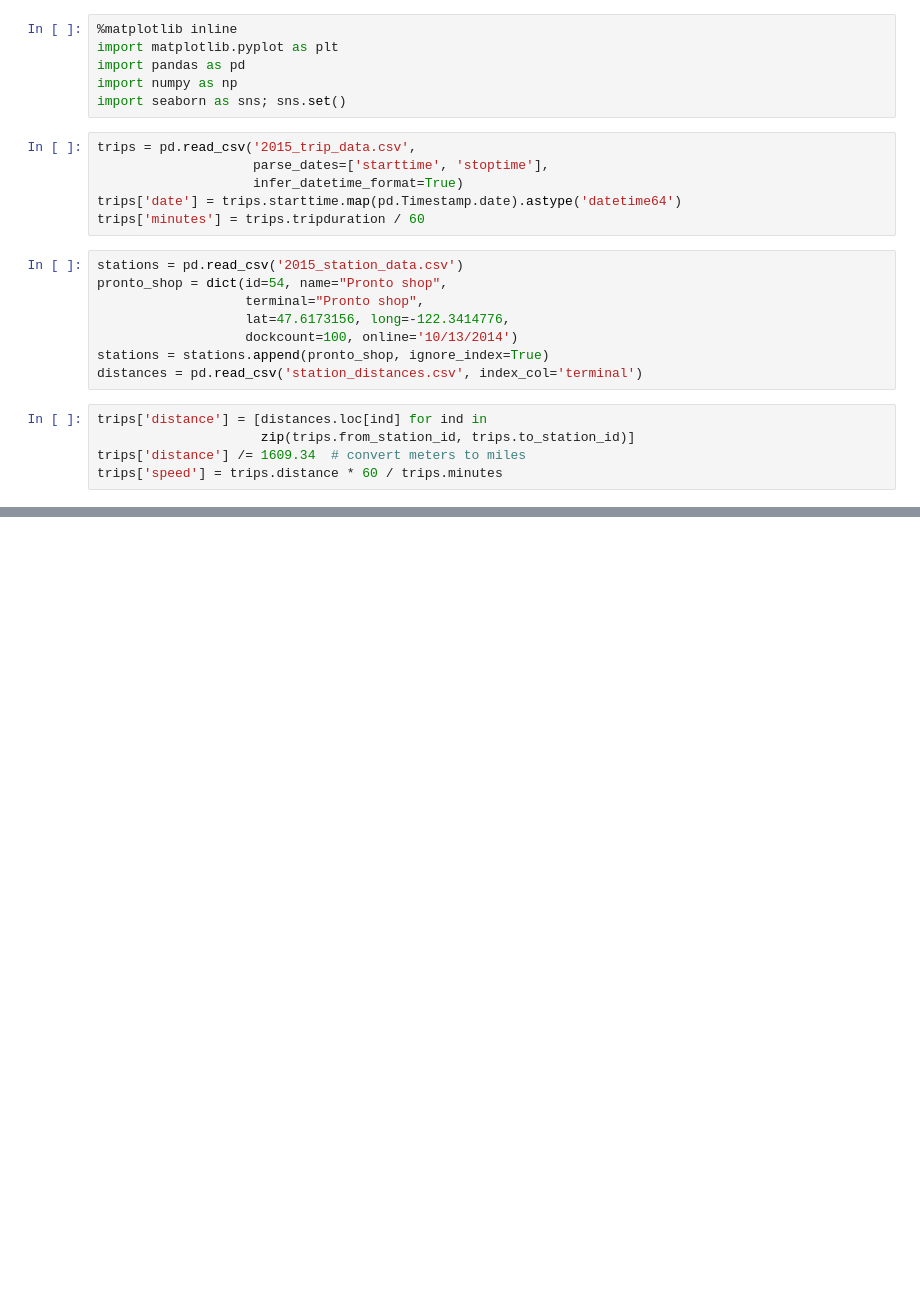
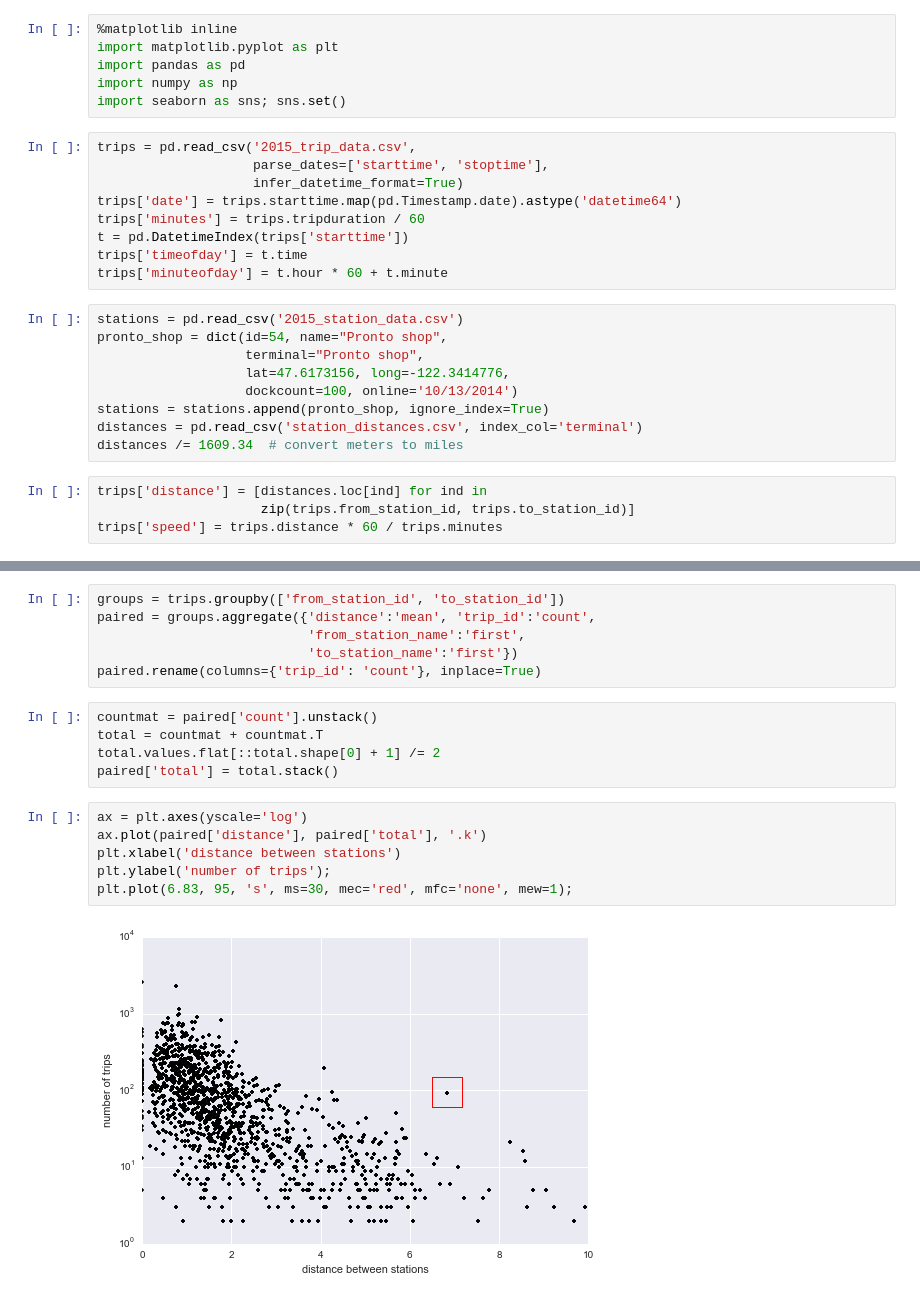
Before and after one commit to jakevdp/ProntoData, a Jupyter notebook: ExtremePronto.ipynb, the cells around one changed output, grey strips where cells are left out. Drawn from its saved outputs; the diff is of its cells as text; blank space fills up the shorter version.

```diff
--- a/ExtremePronto.ipynb
+++ b/ExtremePronto.ipynb
@@ -16,6 +16,9 @@ trips = pd.read_csv('2015_trip_data.csv',
                     infer_datetime_format=True)
 trips['date'] = trips.starttime.map(pd.Timestamp.date).astype('datetime64')
 trips['minutes'] = trips.tripduration / 60
+t = pd.DatetimeIndex(trips['starttime'])
+trips['timeofday'] = t.time
+trips['minuteofday'] = t.hour * 60 + t.minute
 # %%
 stations = pd.read_csv('2015_station_data.csv')
 pronto_shop = dict(id=54, name="Pronto shop",
@@ -24,8 +27,8 @@ pronto_shop = dict(id=54, name="Pronto shop",
                    dockcount=100, online='10/13/2014')
 stations = stations.append(pronto_shop, ignore_index=True)
 distances = pd.read_csv('station_distances.csv', index_col='terminal')
+distances /= 1609.34  # convert meters to miles
 # %%
 trips['distance'] = [distances.loc[ind] for ind in
                      zip(trips.from_station_id, trips.to_station_id)]
-trips['distance'] /= 1609.34  # convert meters to miles
 trips['speed'] = trips.distance * 60 / trips.minutes
@@ -53,0 +55,19 @@ subset.date.min(), subset.date.max()
+# %%
+groups = trips.groupby(['from_station_id', 'to_station_id'])
+paired = groups.aggregate({'distance':'mean', 'trip_id':'count',
+                           'from_station_name':'first',
+                           'to_station_name':'first'})
+paired.rename(columns={'trip_id': 'count'}, inplace=True)
+# %%
+countmat = paired['count'].unstack()
+total = countmat + countmat.T
+total.values.flat[::total.shape[0] + 1] /= 2
+paired['total'] = total.stack()
+# %%
+ax = plt.axes(yscale='log')
+ax.plot(paired['distance'], paired['total'], '.k')
+plt.xlabel('distance between stations')
+plt.ylabel('number of trips');
+plt.plot(6.83, 95, 's', ms=30, mec='red', mfc='none', mew=1);
+# %% [output]
+[figure, added]
```
Also changed, not shown: parts of 26 cells of this notebook.
